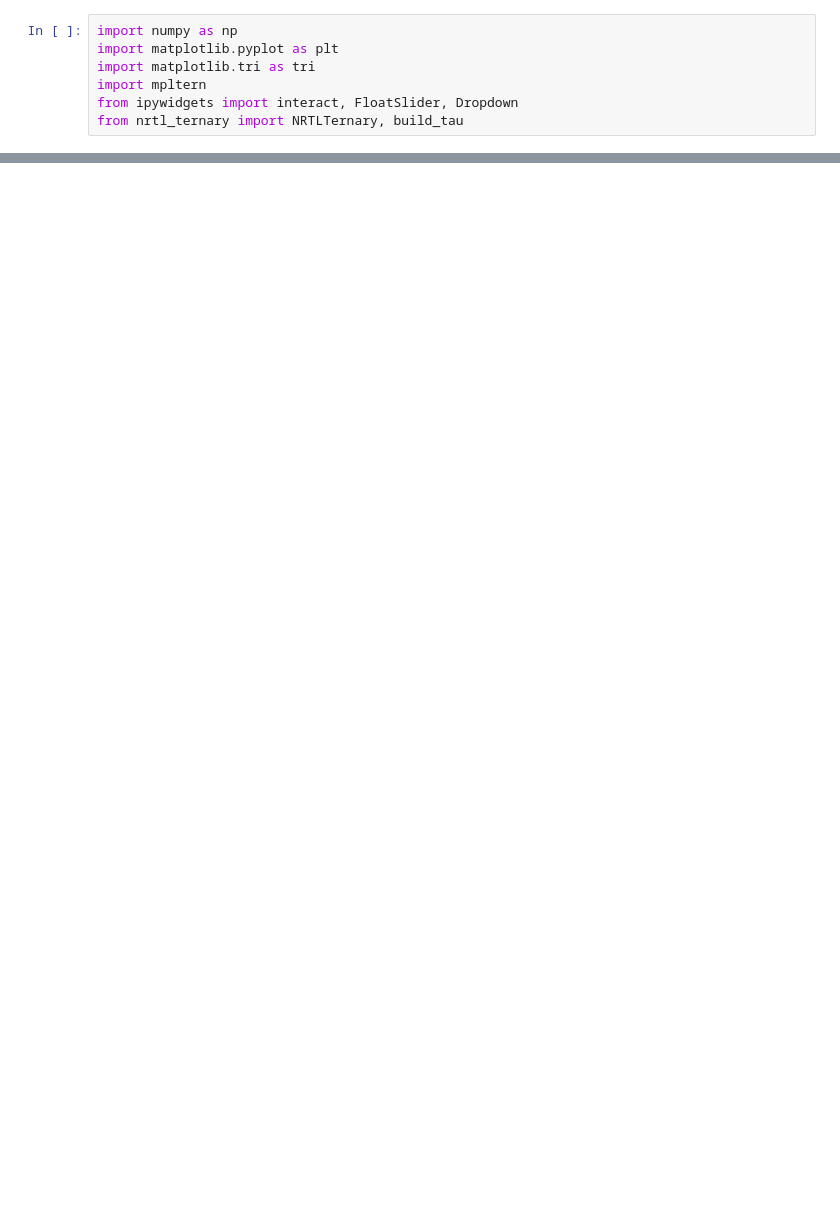
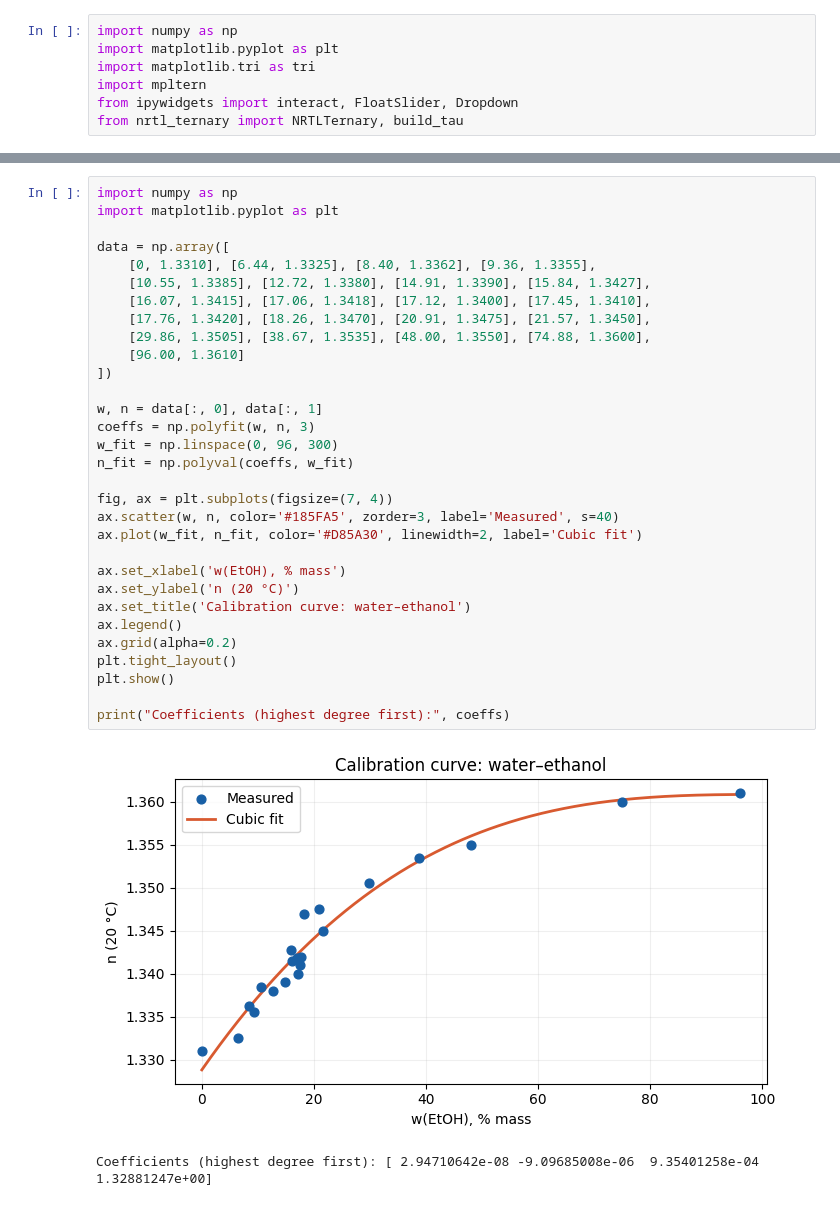
Before and after one commit to MrVotyakov/Project-Labs-S26S, a Jupyter notebook: Experiment-data-processing/NRTL-modelling/nrtl_ternary_heatmap.ipynb, the cells around one changed output, grey strips where cells are left out. Drawn from its saved outputs; the diff is of its cells as text; blank space fills up the shorter version.

```diff
--- a/Experiment-data-processing/NRTL-modelling/nrtl_ternary_heatmap.ipynb
+++ b/Experiment-data-processing/NRTL-modelling/nrtl_ternary_heatmap.ipynb
@@ -177,0 +1251,34 @@ plt.show()
+# %%
+import numpy as np
+import matplotlib.pyplot as plt
+
+data = np.array([
+    [0, 1.3310], [6.44, 1.3325], [8.40, 1.3362], [9.36, 1.3355],
+    [10.55, 1.3385], [12.72, 1.3380], [14.91, 1.3390], [15.84, 1.3427],
+    [16.07, 1.3415], [17.06, 1.3418], [17.12, 1.3400], [17.45, 1.3410],
+    [17.76, 1.3420], [18.26, 1.3470], [20.91, 1.3475], [21.57, 1.3450],
+    [29.86, 1.3505], [38.67, 1.3535], [48.00, 1.3550], [74.88, 1.3600],
+    [96.00, 1.3610]
+])
+
+w, n = data[:, 0], data[:, 1]
+coeffs = np.polyfit(w, n, 3)
+w_fit = np.linspace(0, 96, 300)
+n_fit = np.polyval(coeffs, w_fit)
+
+fig, ax = plt.subplots(figsize=(7, 4))
+ax.scatter(w, n, color='#185FA5', zorder=3, label='Measured', s=40)
+ax.plot(w_fit, n_fit, color='#D85A30', linewidth=2, label='Cubic fit')
+
+ax.set_xlabel('w(EtOH), % mass')
+ax.set_ylabel('n (20 °C)')
+ax.set_title('Calibration curve: water–ethanol')
+ax.legend()
+ax.grid(alpha=0.2)
+plt.tight_layout()
+plt.show()
+
+print("Coefficients (highest degree first):", coeffs)
+# %% [output]
+[figure, added]
+Coefficients (highest degree first): [ 2.94710642e-08 -9.09685008e-06  9.35401258e-04  1.32881247e+00]
```
Also changed, not shown: parts of 36 cells of this notebook, 1 other file.
